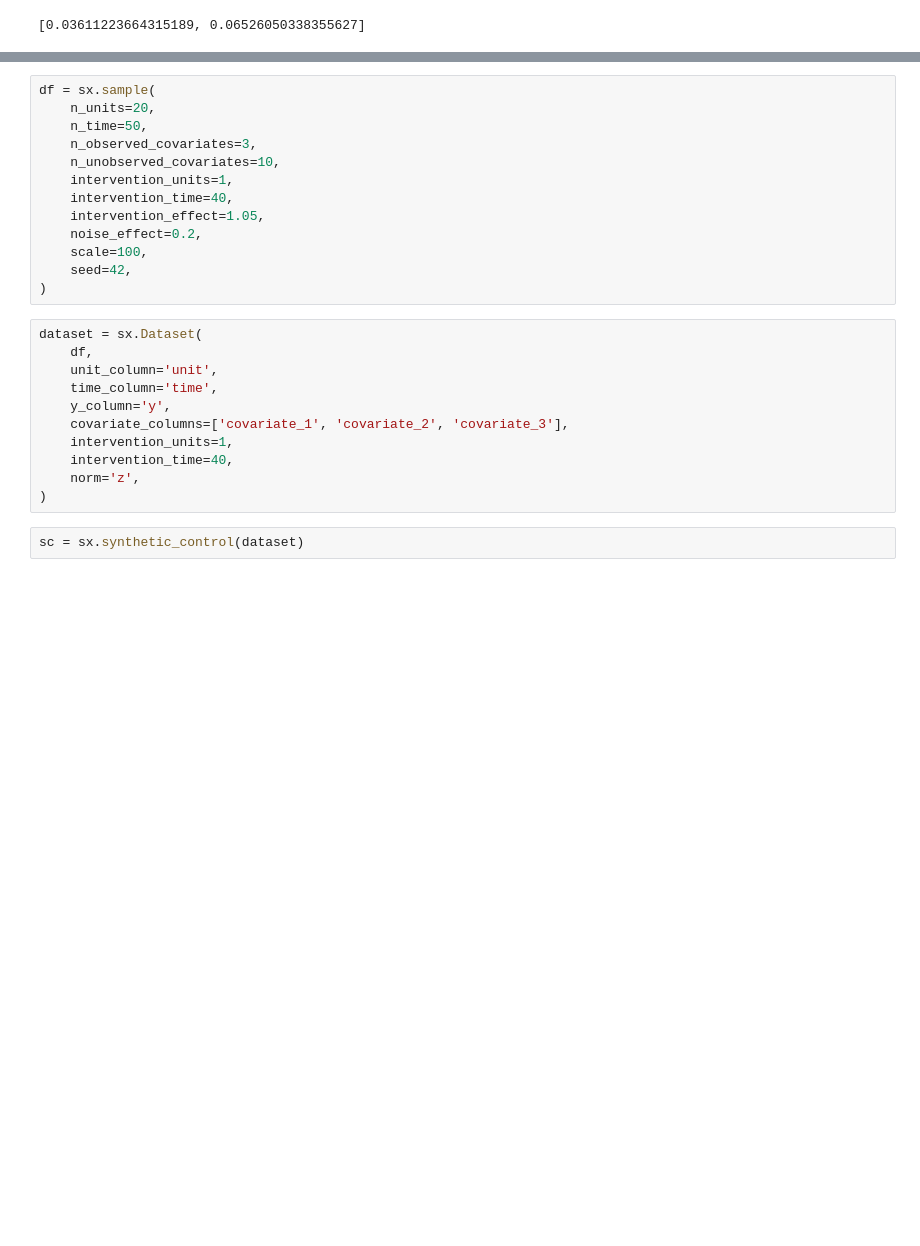
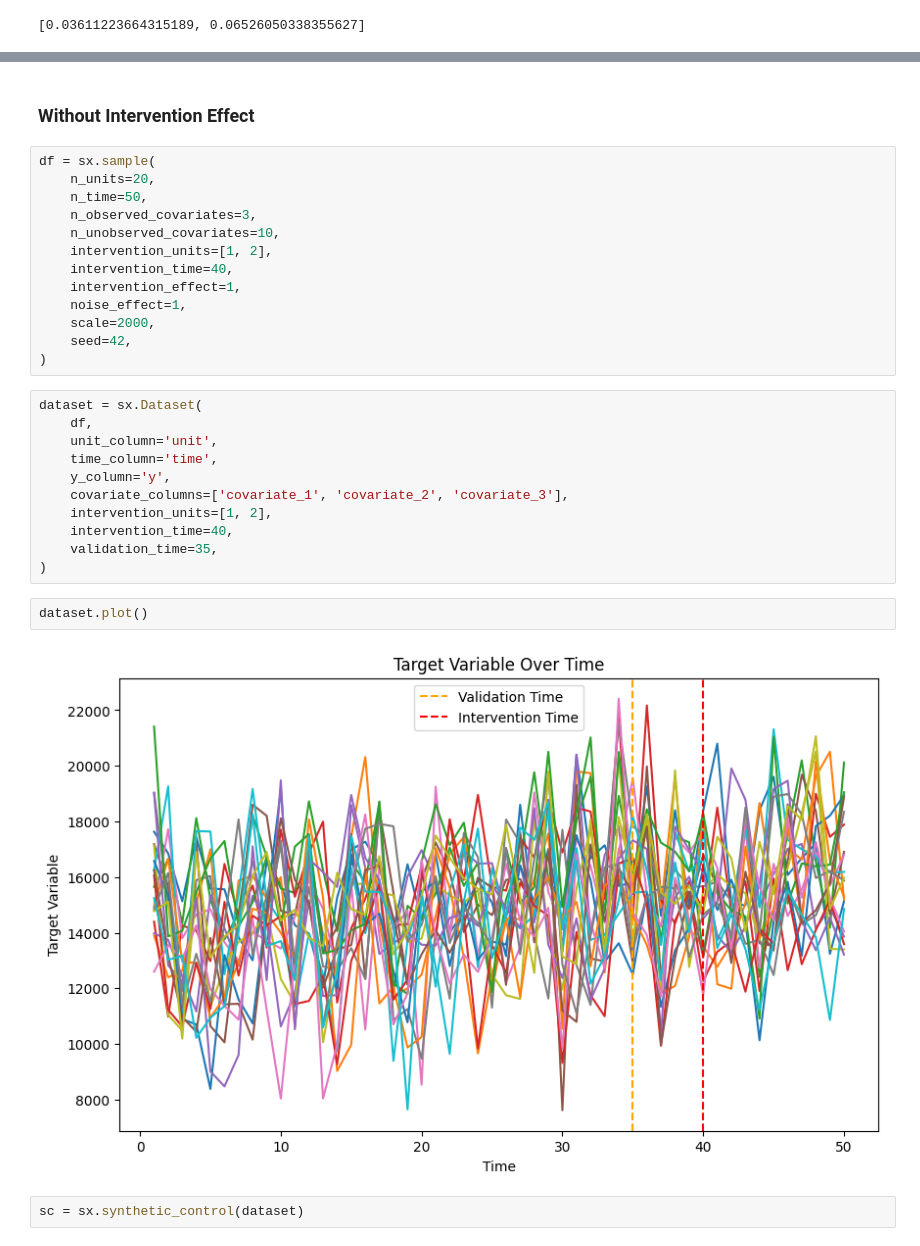
Before and after one commit to kenki931128/synthx, a Jupyter notebook: examples/1 - synthetic control.ipynb, the cells around one changed output, grey strips where cells are left out. Drawn from its saved outputs; the diff is of its cells as text; blank space fills up the shorter version.

```diff
--- a/examples/1 - synthetic control.ipynb
+++ b/examples/1 - synthetic control.ipynb
@@ -49,14 +58,16 @@ sc.validation_differences()
+# %% [markdown]
+### Without Intervention Effect
 # %%
 df = sx.sample(
     n_units=20,
     n_time=50,
     n_observed_covariates=3,
     n_unobserved_covariates=10,
-    intervention_units=1,
+    intervention_units=[1, 2],
     intervention_time=40,
-    intervention_effect=1.05,
-    noise_effect=0.2,
-    scale=100,
+    intervention_effect=1,
+    noise_effect=1,
+    scale=2000,
     seed=42,
 )
 # %%
@@ -66,10 +77,14 @@ dataset = sx.Dataset(
     time_column='time',
     y_column='y',
     covariate_columns=['covariate_1', 'covariate_2', 'covariate_3'],
-    intervention_units=1,
+    intervention_units=[1, 2],
     intervention_time=40,
-    norm='z',
+    validation_time=35,
 )
+# %%
+dataset.plot()
+# %% [output]
+[figure, added]
 # %%
 sc = sx.synthetic_control(dataset)
 # %%
```
Also changed, not shown: parts of 16 cells of this notebook, 15 other files.
